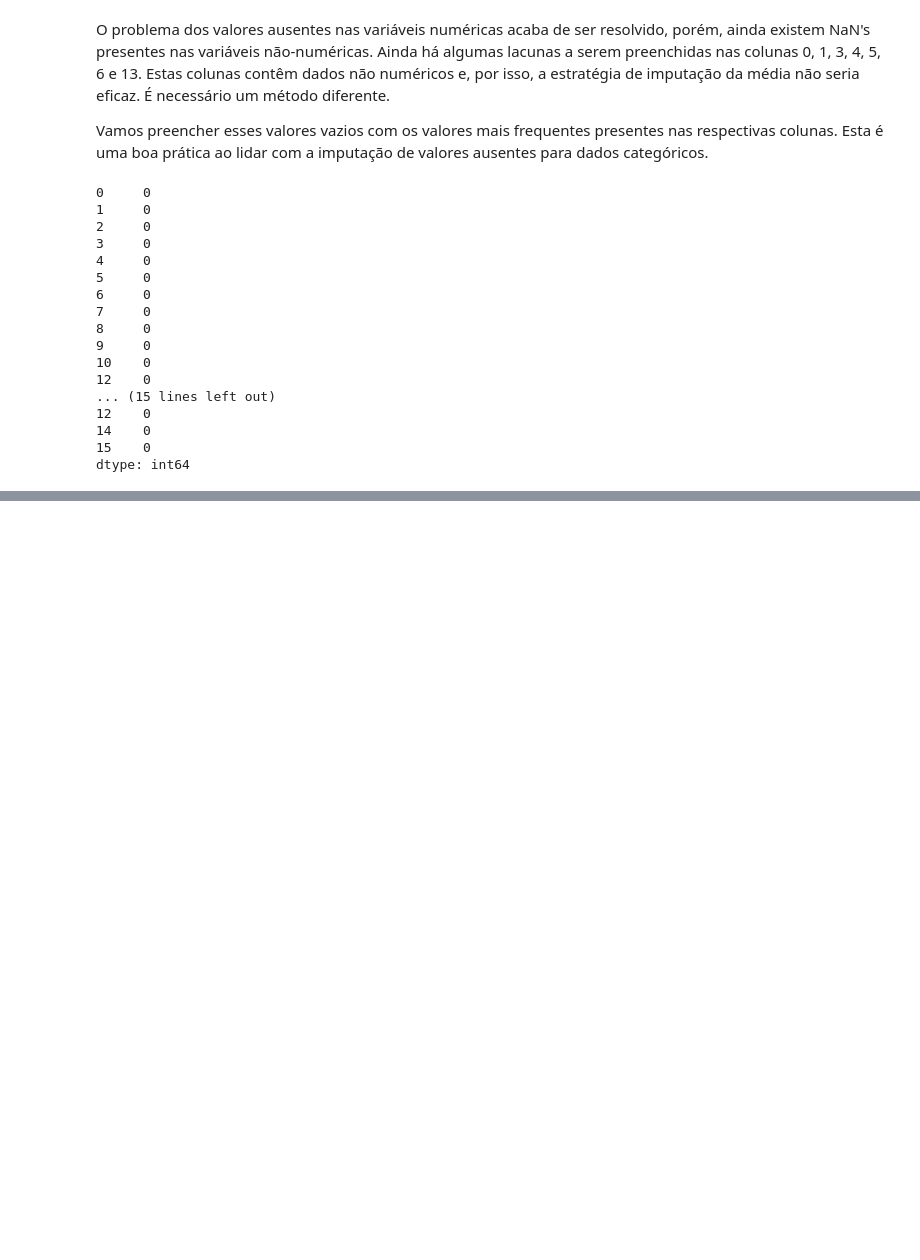
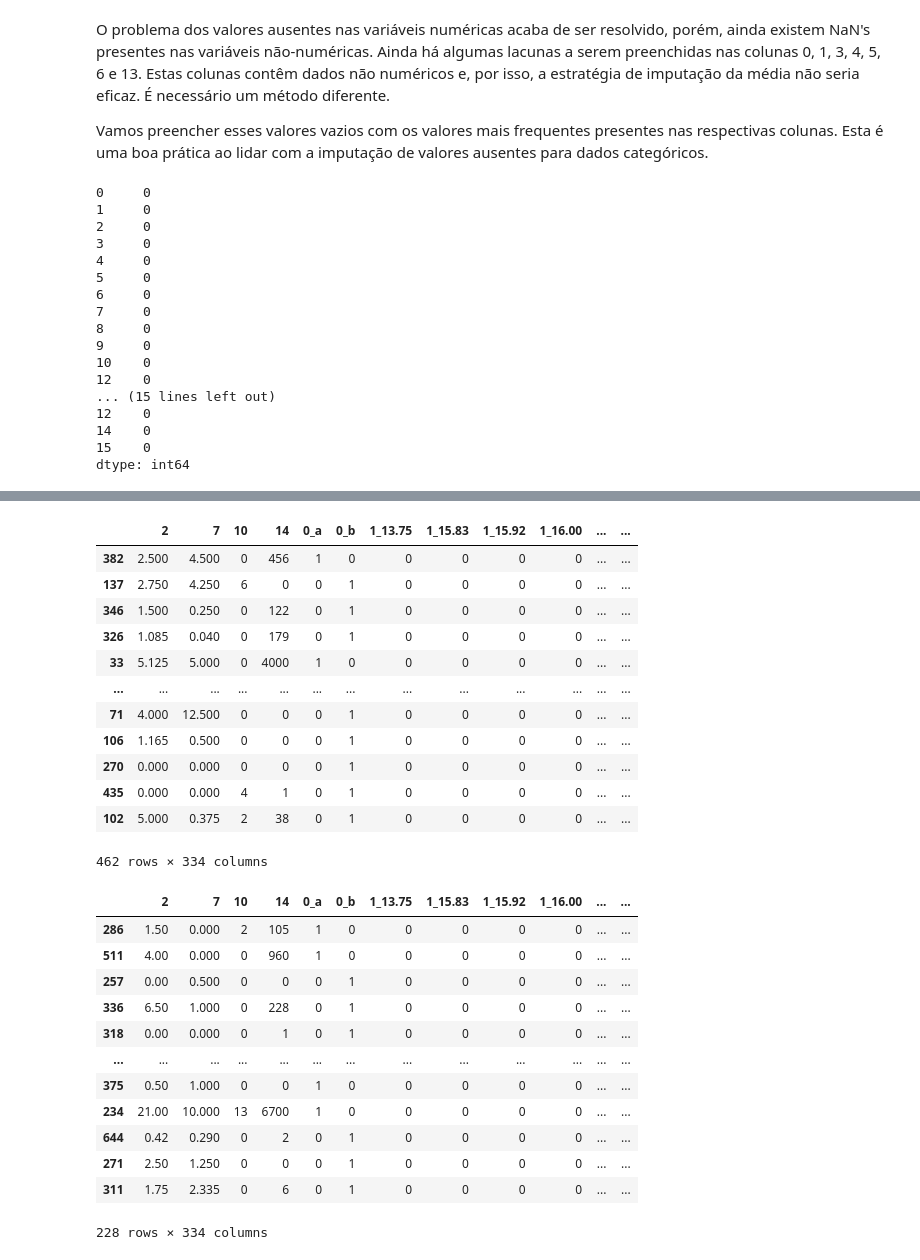
Before and after one commit to marcosvnespolo/Aprovacao-de-Credito, a Jupyter notebook: Aprovação de Crédito.ipynb, the cells around one changed output, grey strips where cells are left out. Drawn from its saved outputs; the diff is of its cells as text; code cells hidden in the pictures; blank space fills up the shorter version.

```diff
--- a/Aprovação de Crédito.ipynb
+++ b/Aprovação de Crédito.ipynb
@@ -234,0 +235,37 @@ Para começar, converterei todos os dados não numéricos para números. Farei i
+# %%
+# Convertendo as variáveis categóricas nos dados de treino e teste independentemente
+dados_train = pd.get_dummies(dados_train)
+dados_test = pd.get_dummies(dados_test)
+# %%
+display(dados_train)
+
+print()
+
+display(dados_test)
+# %% [output]
+|  | 2 | 7 | 10 | 14 | 0_a | 0_b | 1_13.75 | 1_15.83 | 1_15.92 | 1_16.00 | ... | ... |
+| 382 | 2.500 | 4.500 | 0 | 456 | 1 | 0 | 0 | 0 | 0 | 0 | ... | ... |
+| 137 | 2.750 | 4.250 | 6 | 0 | 0 | 1 | 0 | 0 | 0 | 0 | ... | ... |
+| 346 | 1.500 | 0.250 | 0 | 122 | 0 | 1 | 0 | 0 | 0 | 0 | ... | ... |
+| 326 | 1.085 | 0.040 | 0 | 179 | 0 | 1 | 0 | 0 | 0 | 0 | ... | ... |
+| 33 | 5.125 | 5.000 | 0 | 4000 | 1 | 0 | 0 | 0 | 0 | 0 | ... | ... |
+| ... | ... | ... | ... | ... | ... | ... | ... | ... | ... | ... | ... | ... |
+| 71 | 4.000 | 12.500 | 0 | 0 | 0 | 1 | 0 | 0 | 0 | 0 | ... | ... |
+| 106 | 1.165 | 0.500 | 0 | 0 | 0 | 1 | 0 | 0 | 0 | 0 | ... | ... |
+| 270 | 0.000 | 0.000 | 0 | 0 | 0 | 1 | 0 | 0 | 0 | 0 | ... | ... |
+| 435 | 0.000 | 0.000 | 4 | 1 | 0 | 1 | 0 | 0 | 0 | 0 | ... | ... |
+| 102 | 5.000 | 0.375 | 2 | 38 | 0 | 1 | 0 | 0 | 0 | 0 | ... | ... |
+462 rows × 334 columns
+|  | 2 | 7 | 10 | 14 | 0_a | 0_b | 1_13.75 | 1_15.83 | 1_15.92 | 1_16.00 | ... | ... |
+| 286 | 1.50 | 0.000 | 2 | 105 | 1 | 0 | 0 | 0 | 0 | 0 | ... | ... |
+| 511 | 4.00 | 0.000 | 0 | 960 | 1 | 0 | 0 | 0 | 0 | 0 | ... | ... |
+| 257 | 0.00 | 0.500 | 0 | 0 | 0 | 1 | 0 | 0 | 0 | 0 | ... | ... |
+| 336 | 6.50 | 1.000 | 0 | 228 | 0 | 1 | 0 | 0 | 0 | 0 | ... | ... |
+| 318 | 0.00 | 0.000 | 0 | 1 | 0 | 1 | 0 | 0 | 0 | 0 | ... | ... |
+| ... | ... | ... | ... | ... | ... | ... | ... | ... | ... | ... | ... | ... |
+| 375 | 0.50 | 1.000 | 0 | 0 | 1 | 0 | 0 | 0 | 0 | 0 | ... | ... |
+| 234 | 21.00 | 10.000 | 13 | 6700 | 1 | 0 | 0 | 0 | 0 | 0 | ... | ... |
+| 644 | 0.42 | 0.290 | 0 | 2 | 0 | 1 | 0 | 0 | 0 | 0 | ... | ... |
+| 271 | 2.50 | 1.250 | 0 | 0 | 0 | 1 | 0 | 0 | 0 | 0 | ... | ... |
+| 311 | 1.75 | 2.335 | 0 | 6 | 0 | 1 | 0 | 0 | 0 | 0 | ... | ... |
+228 rows × 334 columns
```
Also changed, not shown: parts of 4 cells of this notebook.
